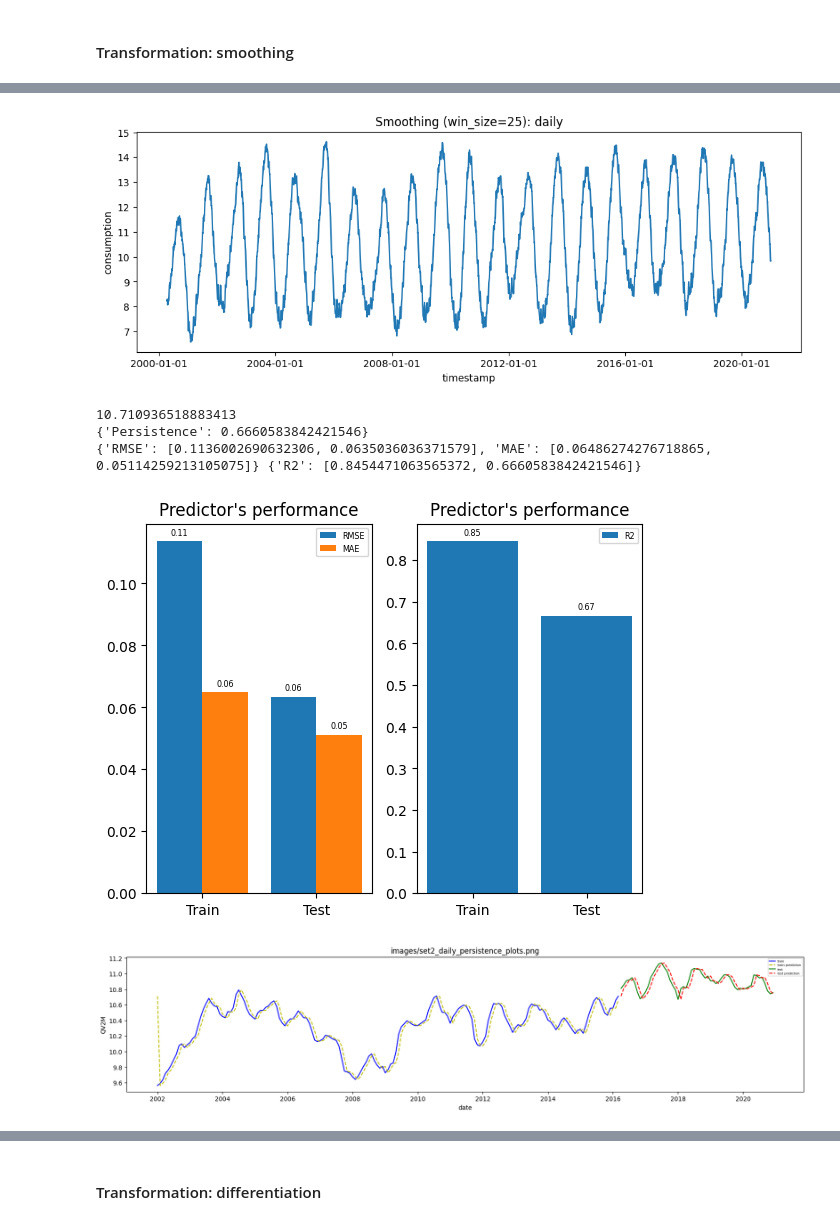
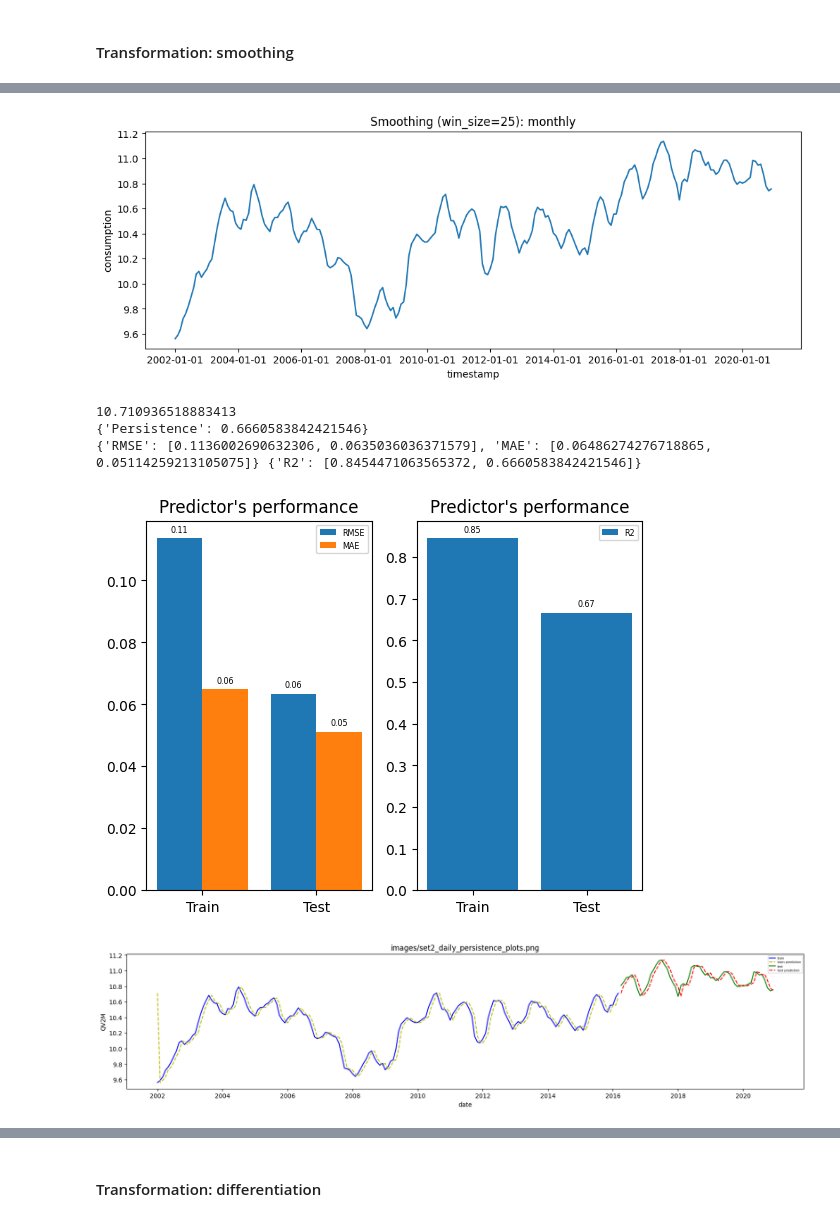
Before and after one commit to AthomsG/data_science, a Jupyter notebook: Lab06/set2.ipynb, the cells around one changed output, grey strips where cells are left out. Saved outputs shown, nothing was run; the diff lists cells and outputs as text; code cells hidden in the pictures.

```diff
--- a/Lab06/set2.ipynb
+++ b/Lab06/set2.ipynb
@@ -363,28 +366,28 @@ plot_forecasting_series(train, test, prd_trn, prd_tst, f'images/set2_daily_persi
 # %%
 WIN_SIZE = 25
 rolling = agg_df.rolling(window=WIN_SIZE)
-smooth_df_50 = rolling.mean()
-smooth_df_50.dropna(inplace=True)
+smooth_df_25 = rolling.mean()
+smooth_df_25.dropna(inplace=True)
 figure(figsize=(3*HEIGHT, HEIGHT))
-plot_series(smooth_df, title=f'Smoothing (win_size={WIN_SIZE}): daily', x_label='timestamp', y_label='consumption')
-savefig('images/set_2_smoothing_25')
+plot_series(smooth_df_25, title=f'Smoothing (win_size={WIN_SIZE}): monthly', x_label='timestamp', y_label='consumption')
+savefig('images/set_2_smoothing25')
 show()
 
-train, test = split_dataframe(smooth_df_50, trn_pct=0.75)
+train, test = split_dataframe(smooth_df_25, trn_pct=0.75)
 
 fr_mod = PersistenceRegressor()
 fr_mod.fit(train)
 prd_trn = fr_mod.predict(train)
 prd_tst = fr_mod.predict(test)
 
 eval_results['Persistence'] = PREDICTION_MEASURES[measure](test.values, prd_tst)
 print(eval_results)
 
 plot_evaluation_results(train.values, prd_trn, test.values, prd_tst, f'images/set2_daily_persistence_eval.png')
 savefig('images/set_2_smoothing25_results')
 plot_forecasting_series(train, test, prd_trn, prd_tst, f'images/set2_daily_persistence_plots.png', x_label=index_col, y_label=target)
 # %% [output]
-[figure, old version]
+[figure, new version]
 10.710936518883413
 {'Persistence': 0.6660583842421546}
 {'RMSE': [0.1136002690632306, 0.0635036036371579], 'MAE': [0.06486274276718865, 0.05114259213105075]} {'R2': [0.8454471063565372, 0.6660583842421546]}
```
Also changed, not shown: parts of 15 cells of this notebook.
